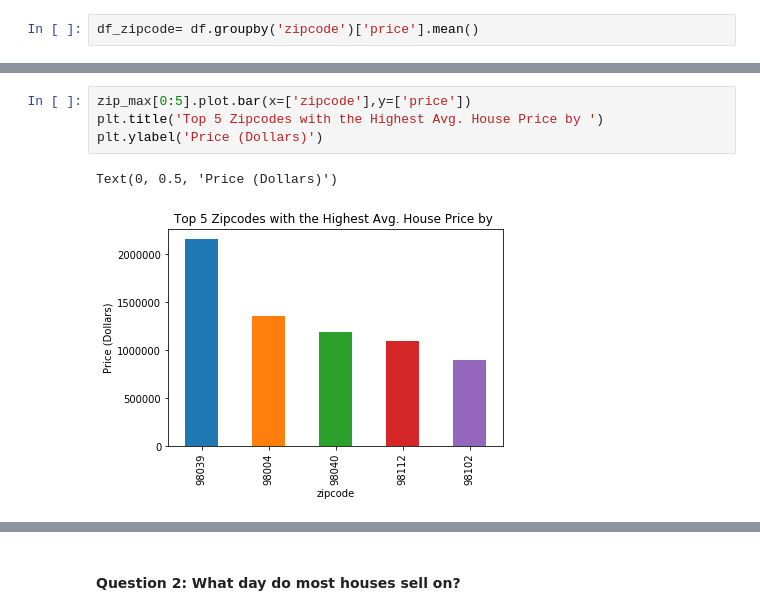
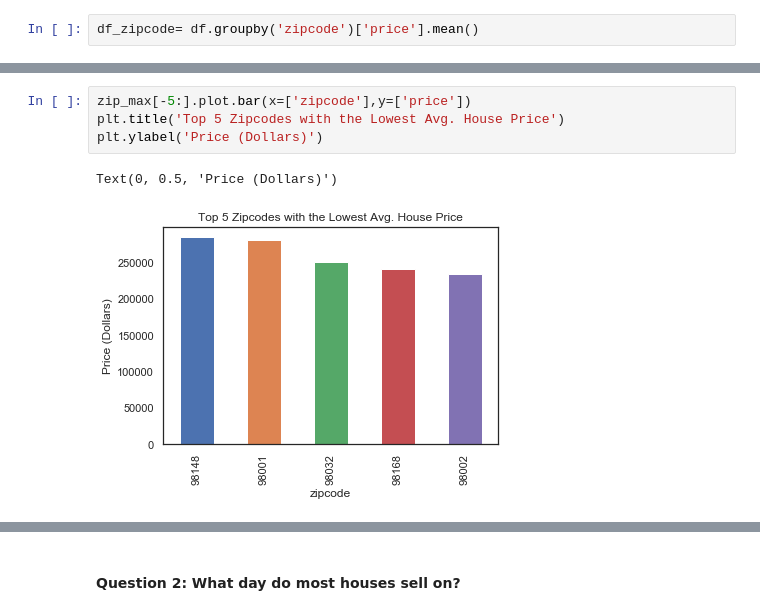
Before and after one commit to gabertooth/dsc-1-final-project-online-ds-pt-021119, a Jupyter notebook: student.ipynb, the cells around one changed output, grey strips where cells are left out. Saved outputs shown, nothing was run; the diff lists cells and outputs as text.

```diff
--- a/student.ipynb
+++ b/student.ipynb
@@ -581,7 +569,7 @@ Name: price, Length: 70, dtype: float64
 # %%
-zip_max[0:5].plot.bar(x=['zipcode'],y=['price'])
-plt.title('Top 5 Zipcodes with the Highest Avg. House Price by ')
+zip_max[-5:].plot.bar(x=['zipcode'],y=['price'])
+plt.title('Top 5 Zipcodes with the Lowest Avg. House Price')
 plt.ylabel('Price (Dollars)')
 # %% [output]
 Text(0, 0.5, 'Price (Dollars)')
-[figure, old version]
+[figure, new version]
```
Also changed, not shown: parts of 81 cells of this notebook, 1 other file.
